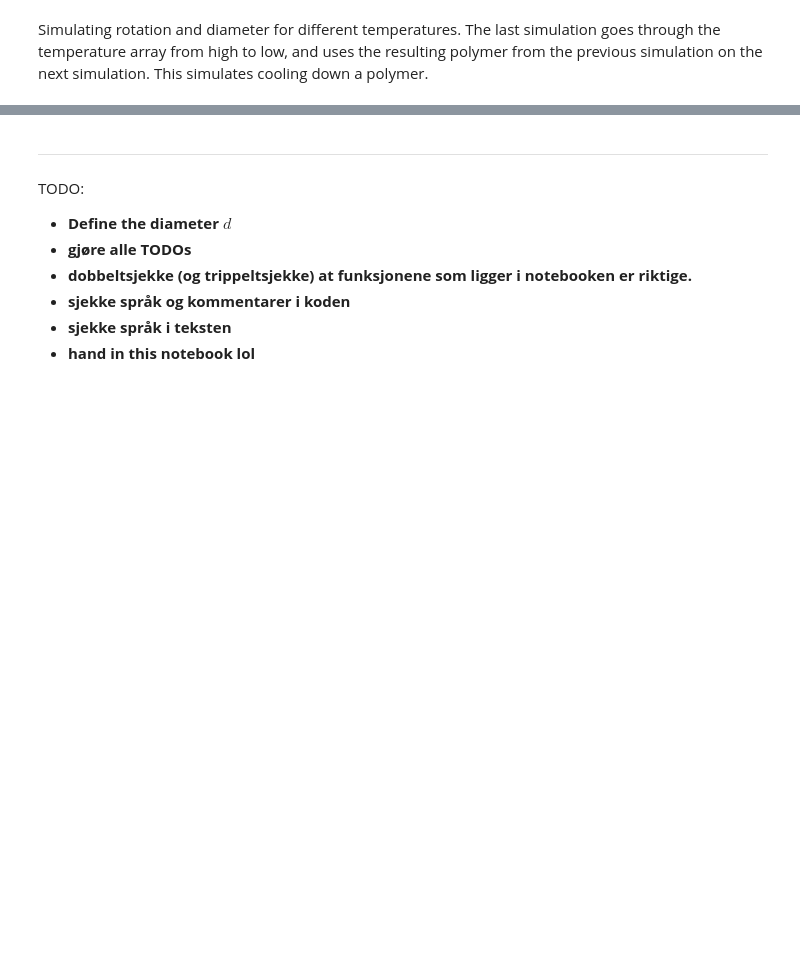
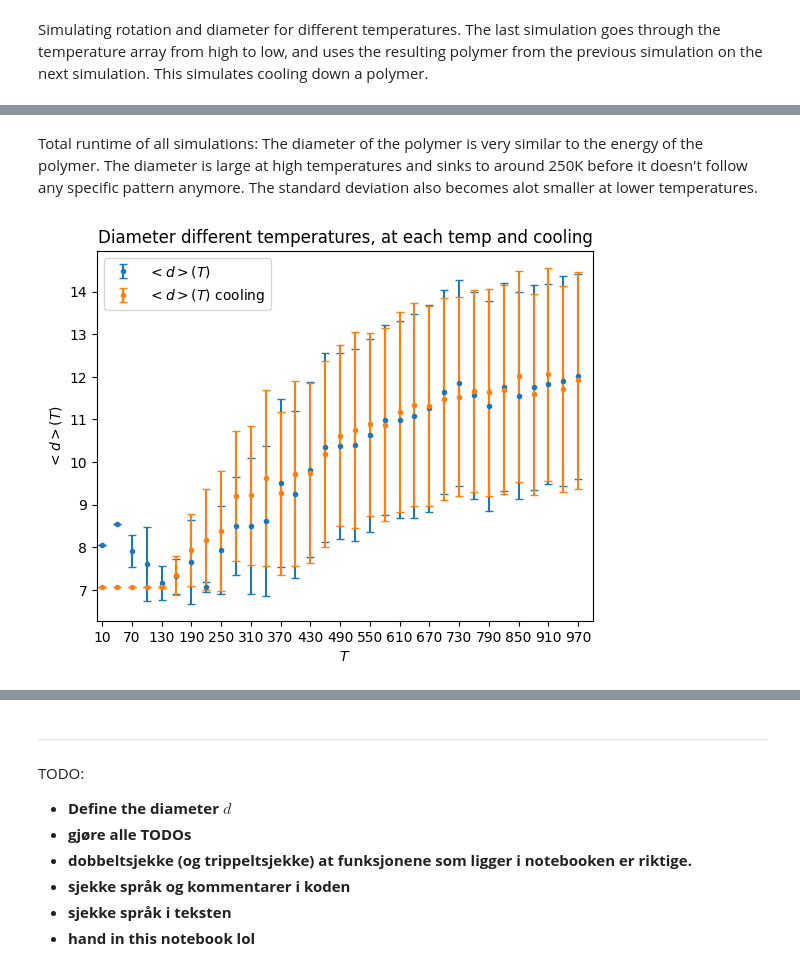
Before and after one commit to tncrdk/Biofysikk-prosjekt, a Jupyter notebook: Aakre_Djupvik_Jakobsen.ipynb, the cells around one changed output, grey strips where cells are left out. Cells and saved outputs as stored; diff of their text form; code cells hidden in the pictures; blank space fills up the shorter version.

```diff
--- a/Aakre_Djupvik_Jakobsen.ipynb
+++ b/Aakre_Djupvik_Jakobsen.ipynb
@@ -1203,0 +1222,35 @@ plt.show()
+# %% [markdown]
+Total runtime of all simulations:
+The diameter of the polymer is very similar to the energy of the polymer.
+The diameter is large at high temperatures and sinks to around 250K before it doesn't follow any specific pattern anymore.
+The standard deviation also becomes alot smaller at lower temperatures.
+# %%
+# Plotting cooling and different temperatures in the same plot
+fig, ax = plt.subplots()
+ax.errorbar(
+    T_interval,
+    d_mean,
+    yerr=d_std,
+    fmt=".",
+    capsize=3,
+    label=r"$<d>(T)$"
+)
+ax.errorbar(
+    T_interval,
+    d_rep_mean,
+    yerr=d_rep_std,
+    fmt=".",
+    capsize=3,
+    label="$<d>(T)$ cooling"
+)
+ax.set(
+    title="Diameter different temperatures, at each temp and cooling",
+    xlabel="$T$",
+    ylabel="$<d>(T)$",
+    xticks=T_interval[::2],
+    xlim=(0,1000)
+)
+ax.legend()
+plt.show()
+# %% [output]
+[figure, added]
```
Also changed, not shown: parts of 17 cells of this notebook, 1 other file.
